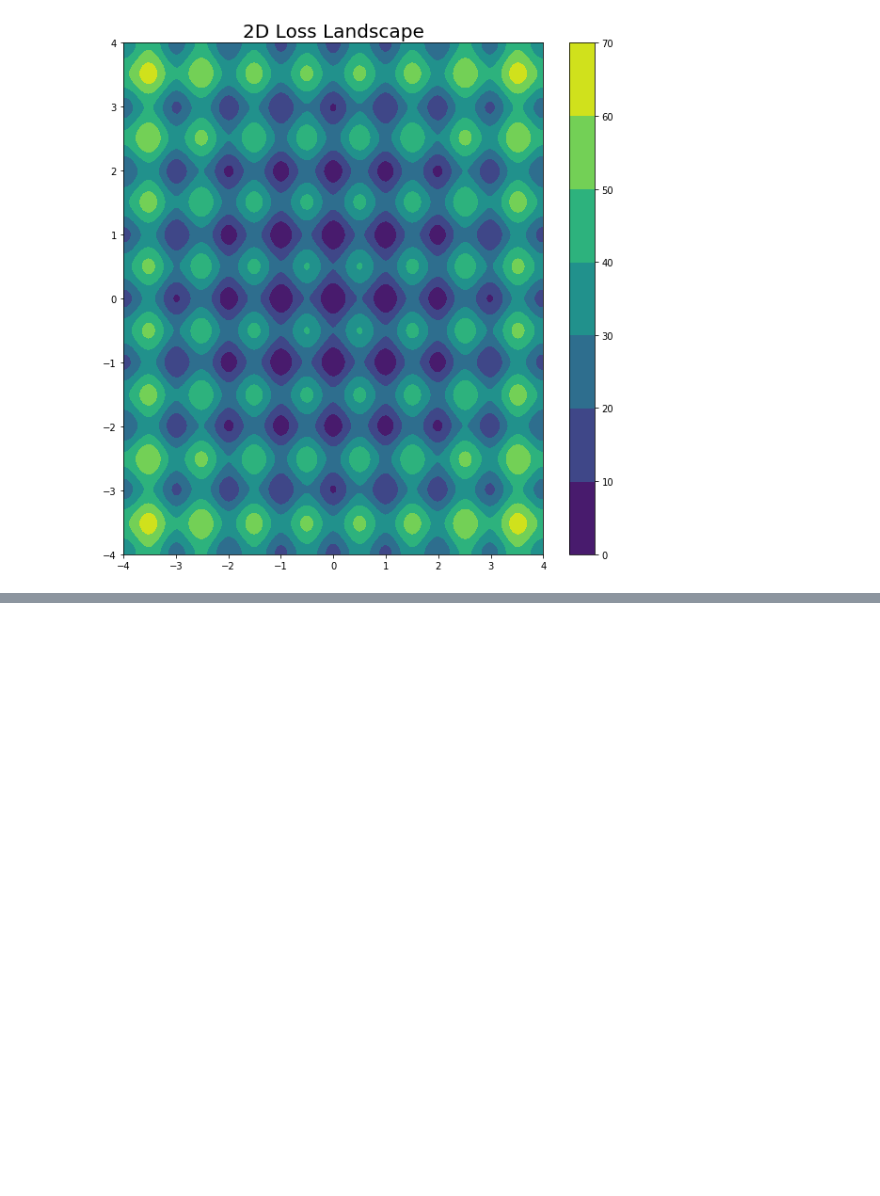
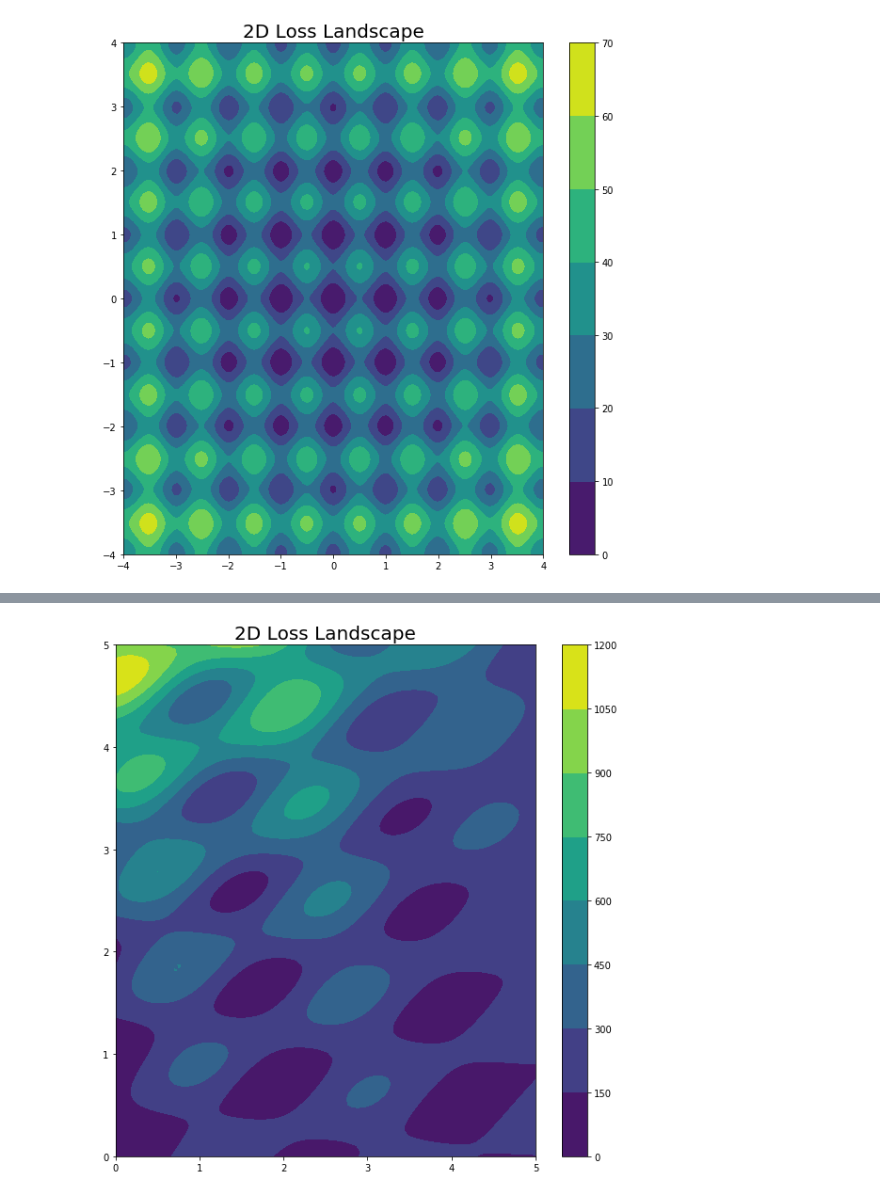
Before and after one commit to Alfo5123/LossViz, a Jupyter notebook: Removing_Bad_Local_Minima.ipynb, the cells around one changed output, grey strips where cells are left out. Saved outputs shown, nothing was run; the diff lists cells and outputs as text; code cells hidden in the pictures; blank space fills up the shorter version.

```diff
--- a/Removing_Bad_Local_Minima.ipynb
+++ b/Removing_Bad_Local_Minima.ipynb
@@ -46,0 +76,29 @@ plot2DLoss( rastrigin )
+# %%
+def plot2DLoss( X_s, loss ):
+
+    alpha = np.linspace(0,5,100)
+    beta =  np.linspace(0,5,100)
+
+    alpha , beta = np.meshgrid(alpha,beta)
+
+    mu = np.random.normal(size = len(X_s))
+    delta = np.random.normal(size = len(X_s))
+
+    #Normalization
+    mu /= np.linalg.norm(mu)
+    delta /= np.linalg.norm(delta)
+
+    losses = np.zeros_like(alpha)
+    for i in range(alpha.shape[0]):
+        for j in range(alpha.shape[1]):
+            losses[i,j] = loss(X_s + alpha[i,j]*mu + beta[i,j]*delta)
+
+    plt.figure(figsize = (10,10))
+    plt.contourf(alpha,beta,losses)
+    plt.title('2D Loss Landscape', fontsize = 20  )
+    plt.colorbar()
+    plt.show()
+# %%
+plot2DLoss([0,0,1,1], modified_loss )
+# %% [output]
+[figure, added]
```
Also changed, not shown: parts of 6 cells of this notebook.
